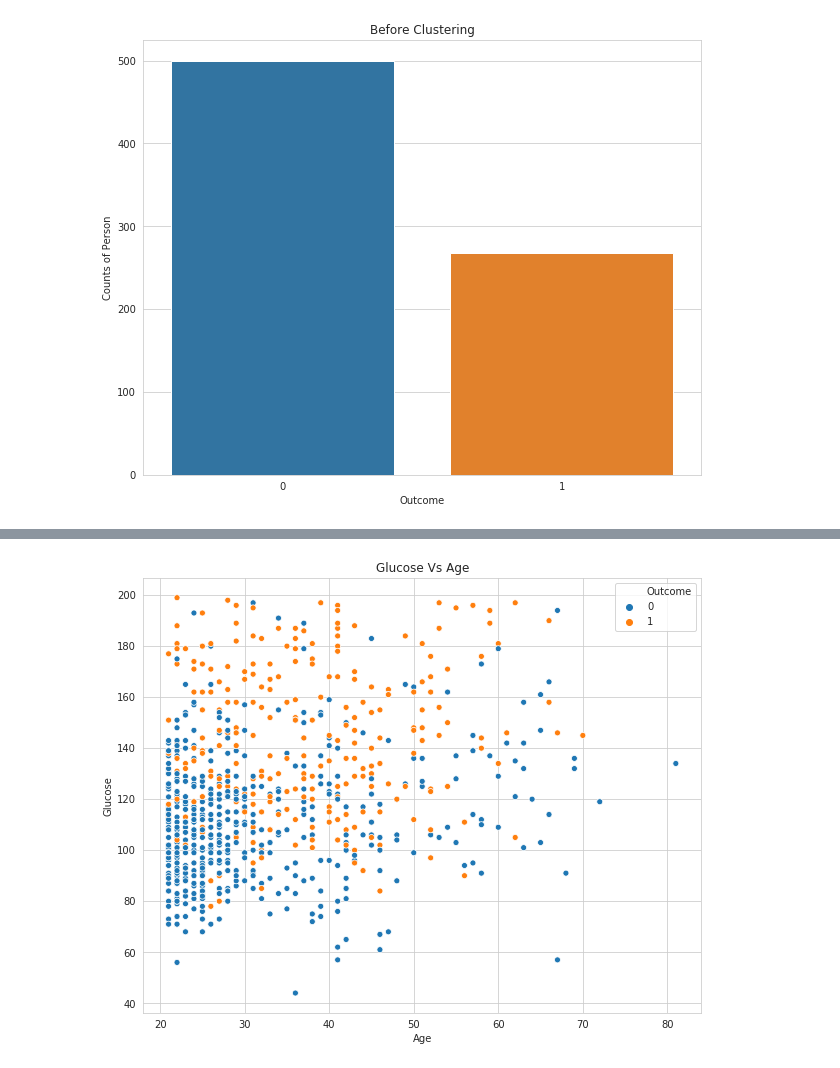
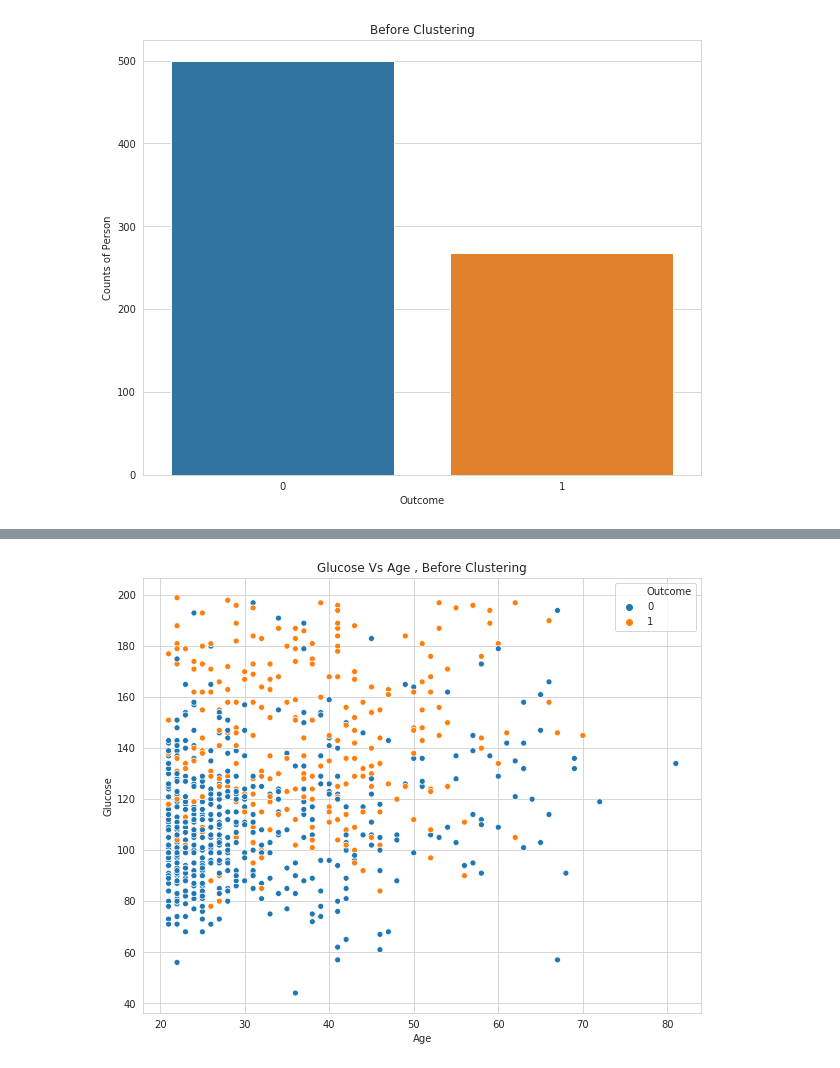
Before and after one commit to BahramJannesar/PimaIndiansDiabetsMachineLearning, a Jupyter notebook: Diabets Clustering.ipynb, the cells around one changed output, grey strips where cells are left out. Cells and saved outputs as stored; diff of their text form; code cells hidden in the pictures.

```diff
--- a/Diabets Clustering.ipynb
+++ b/Diabets Clustering.ipynb
@@ -125,10 +125,10 @@ plt.show()
 # %%
 plt.figure(figsize=(10, 8))
 sns.set_style("whitegrid")
 sns.scatterplot(x = 'Age' , y = 'Glucose' , data = diabets , hue = 'Outcome')
 plt.xlabel('Age')
 plt.ylabel('Glucose')
-plt.title('Glucose Vs Age')
+plt.title('Glucose Vs Age , Before Clustering')
 plt.show()
 # %% [output]
-[figure, old version]
+[figure, new version]
```
Also changed, not shown: parts of 7 cells of this notebook, 11 other files.
